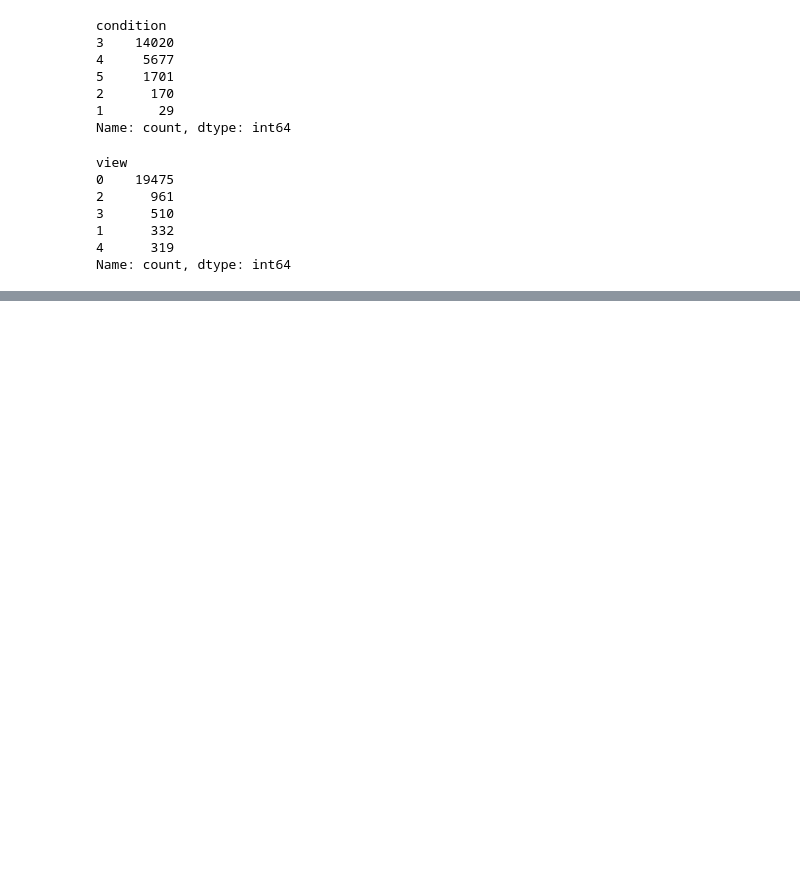
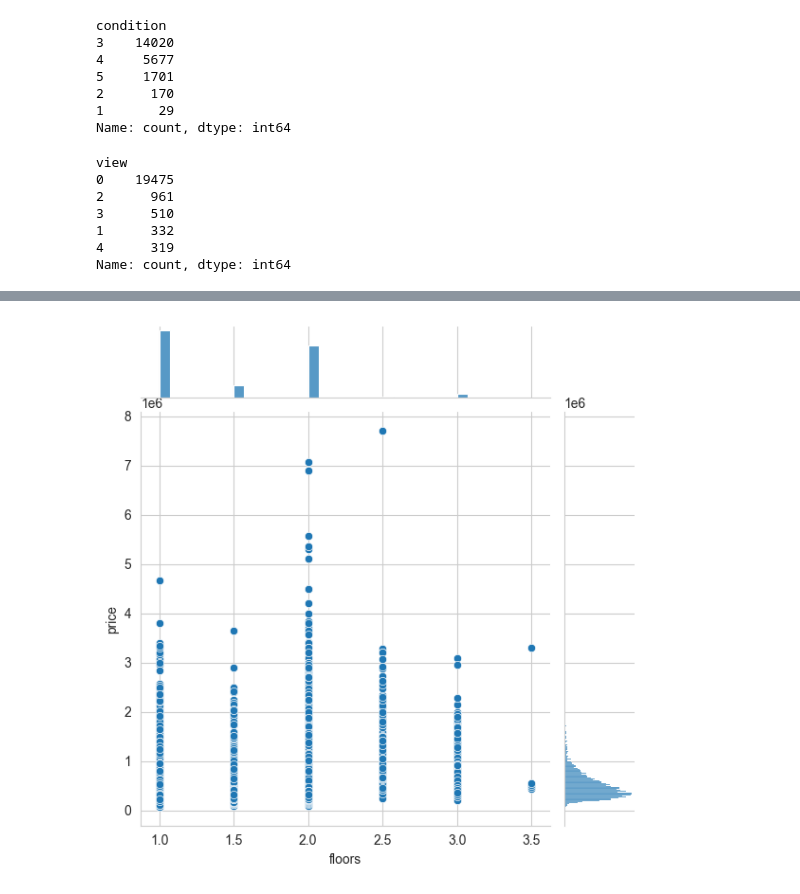
Before and after one commit to Takosaga/spring_24, a Jupyter notebook: data_mining/lab3/lab3.ipynb, the cells around one changed output, grey strips where cells are left out. Saved outputs shown, nothing was run; the diff lists cells and outputs as text; code cells hidden in the pictures; blank space fills up the shorter version.

```diff
--- a/data_mining/lab3/lab3.ipynb
+++ b/data_mining/lab3/lab3.ipynb
@@ -157,0 +232,4 @@ Name: count, dtype: int64
+# %%
+sns.jointplot(x= numerical_names[3], y = numerical_names[0], data=numerical_df);
+# %% [output]
+[figure, added]
```
Also changed, not shown: parts of 39 cells of this notebook.
